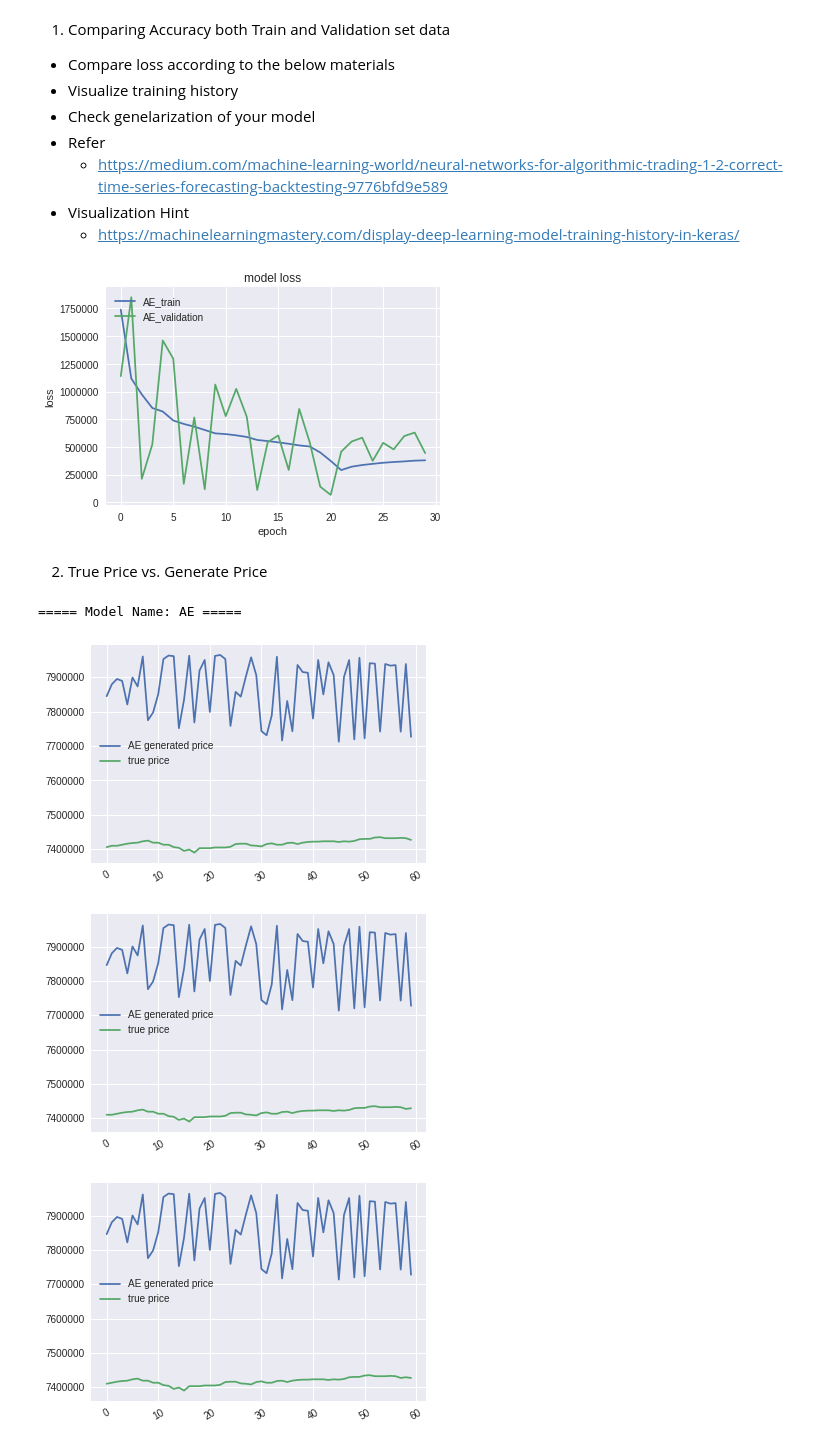
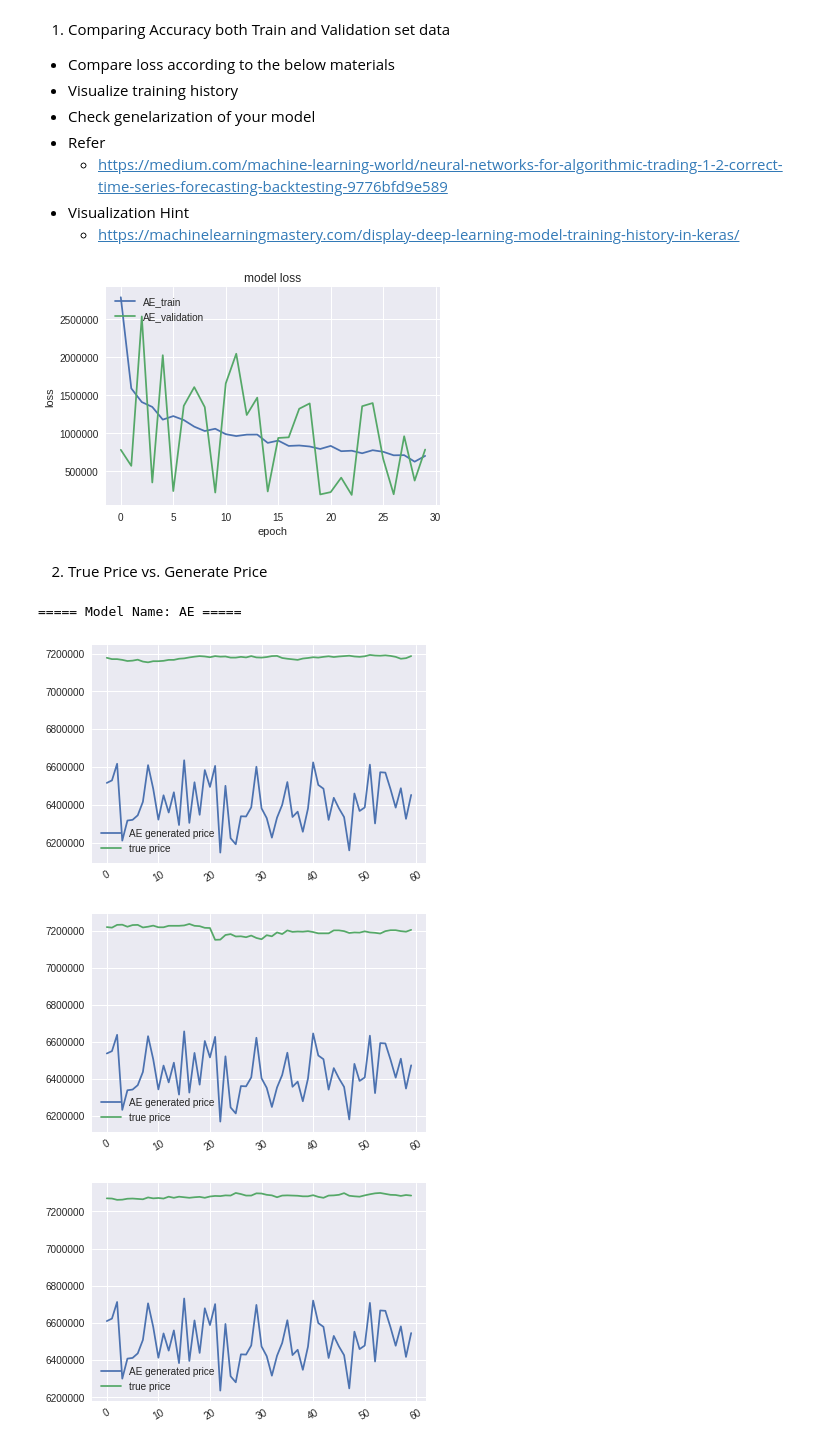
Before and after one commit to jonghkim/financial-time-series-prediction-v1, a Jupyter notebook: Module4/Hands-on-Labs/Assignment_Stacked_Autoencoders_to_Extract_Features_from_Data_Solution.ipynb, the cells around one changed output. Saved outputs shown, nothing was run; the diff lists cells and outputs as text; code cells hidden in the pictures.

```diff
--- a/Module4/Hands-on-Labs/Assignment_Stacked_Autoencoders_to_Extract_Features_from_Data_Solution.ipynb
+++ b/Module4/Hands-on-Labs/Assignment_Stacked_Autoencoders_to_Extract_Features_from_Data_Solution.ipynb
@@ -65,10 +61,10 @@ zf.extractall(DATA_PATH)
 currency_types = ["btc"]
 
 TIME_FREQUENCY = 1 # 1, 2, 3, 30 minutes
-TIME_SEQ_LEN = 60
+TIME_SEQ_LEN = 200
 
-BATCH_SIZE = 128
-NUM_ITERATIONS = 30
+BATCH_SIZE = 32
+NUM_ITERATIONS = 1000
 
 TRAIN_RATIO = 0.8
 # %% [markdown]
@@ -93,12 +89,20 @@ print(coin_price_dfs.shape)
 # %% [markdown]
 ### 2. Create Balanced Panel
 # %%
+import numpy as np
+
 coinprice_features = ['currency','last', 'timestamp']
 
 panel_df = coin_price_dfs[coinprice_features]
 
 ## interpolation
 panel_df = panel_df.groupby('currency').apply(lambda gp: gp.fillna(method="ffill"))
+
+panel_df = panel_df.groupby((panel_df.timestamp / (TIME_FREQUENCY)).astype('int')).agg({
+                                                            u'currency': 'last',
+                                                            u'timestamp': 'last',
+                                                            u'last':'last'})
+
 panel_df.dropna(inplace=True)
 # %%
 panel_df[panel_df['currency']=='btc'].head(n=5)
@@ -174,6 +179,8 @@ import tensorflow as tf
 from tensorflow.keras.layers import Input, Dense
 from tensorflow.keras.models import Model
 from tensorflow.keras.layers import Dense
+from tensorflow.keras import regularizers
+
 
 def autoencoder_model(input_dim, output_dim):
 
@@ -184,12 +191,12 @@ def autoencoder_model(input_dim, output_dim):
   L5 = 128
 
   input_seq = Input(shape=(input_dim,))
-  encoded = Dense(L1, activation='relu')(input_seq)
-  encoded = Dense(L2, activation='relu')(encoded)
-  encoded = Dense(L3, activation='relu')(encoded)
+  encoded = Dense(L1, activation='relu', activity_regularizer=regularizers.l2(0))(input_seq)
+  encoded = Dense(L2, activation='relu', activity_regularizer=regularizers.l2(0))(encoded)
+  encoded = Dense(L3, activation='relu', activity_regularizer=regularizers.l2(0))(encoded)
 
-  decoded = Dense(L4, activation='relu')(encoded)
-  decoded = Dense(L5, activation='relu')(decoded)
+  decoded = Dense(L4, activation='relu', activity_regularizer=regularizers.l2(0))(encoded)
+  decoded = Dense(L5, activation='relu', activity_regularizer=regularizers.l2(0))(decoded)
   decoded = Dense(output_dim, activation='linear')(decoded)
 
   autoencoder = Model(input_seq, decoded)
@@ -220,8 +227,8 @@ _________________________________________________________________
 # %% [markdown]
 ### 2. Model Train
 # %%
-BATCH_SIZE = 64
-NUM_ITERATIONS = 100
+BATCH_SIZE = 32
+NUM_ITERATIONS = 1000
 
 hist = {}
 
@@ -292,20 +287,22 @@ plt.ylabel('loss')
 plt.xlabel('epoch')
 plt.show()
 # %% [output]
-[figure, old version]
+[figure, new version]
 # %% [markdown]
 2. True Price vs. Generate Price
 # %%
 for name, prediction_model in predictions.items():
   print("===== Model Name: {} =====".format(name))
-  for i, predicted_price in enumerate(prediction_model[:3]):
-    plt.plot(predicted_price, label = name+' generated price')
+
+  for _ in range(3):
+    i = np.random.choice(len(prediction_model))
+    plt.plot(prediction_model[i], label = name+' generated price')
     plt.plot(test_Y[i], label = 'true price')
     plt.xticks(rotation=30)
     plt.legend()
     plt.show()
 # %% [output]
 ===== Model Name: AE =====
-[figure, old version]
+[figure, new version]
-[figure, old version]
+[figure, new version]
-[figure, old version]
+[figure, new version]
```
Also changed, not shown: parts of 5 cells of this notebook, 2 other files.
